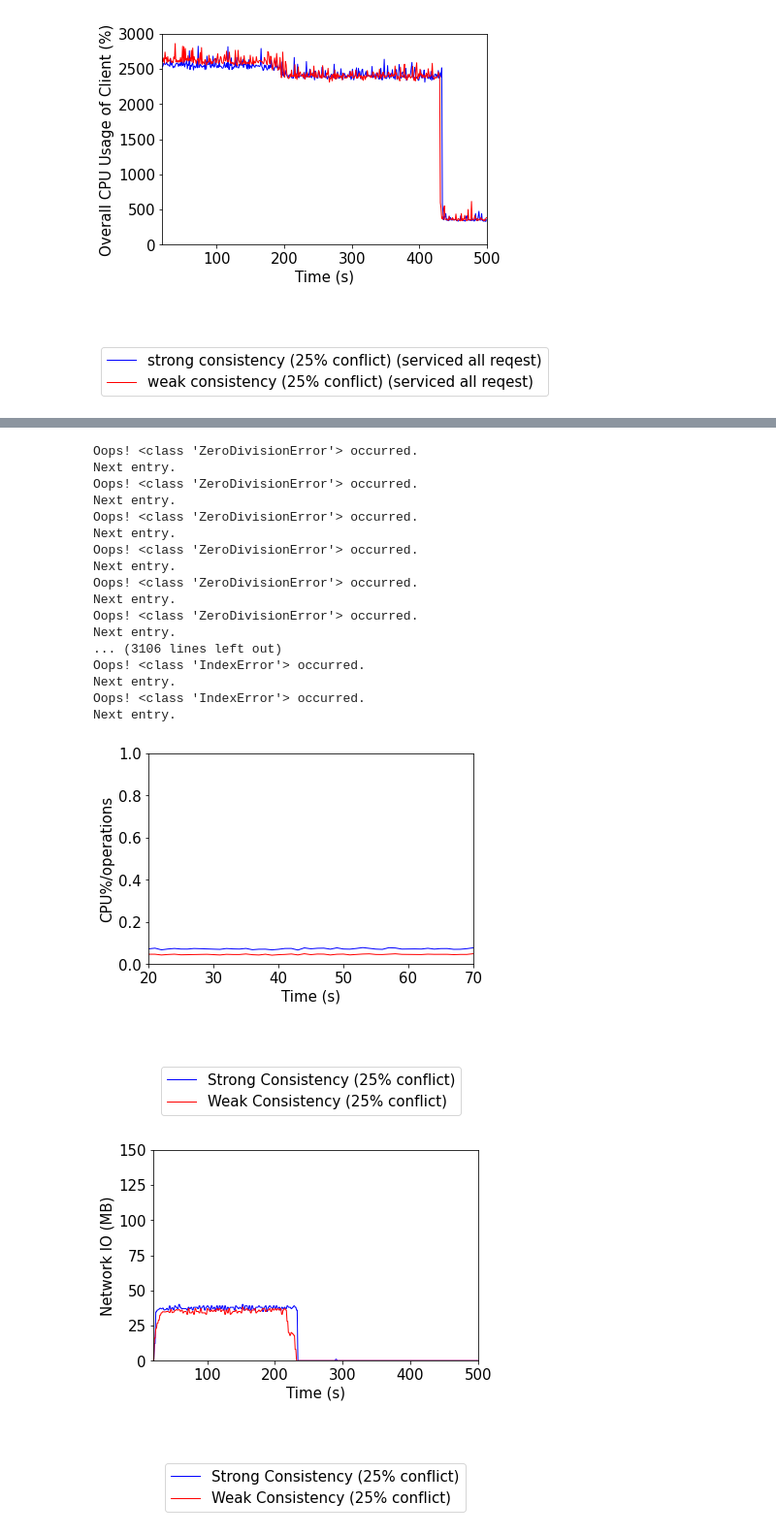
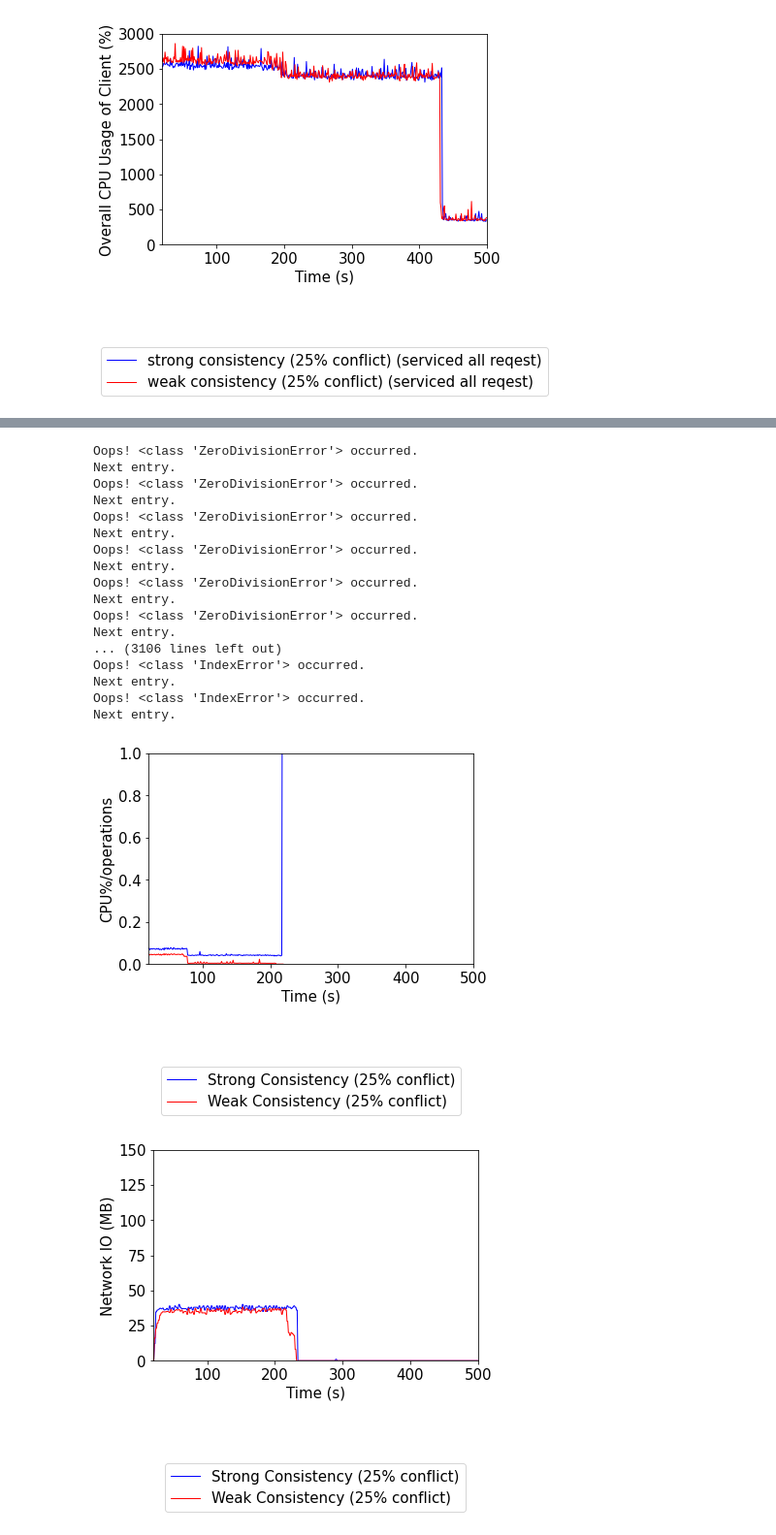
Before and after one commit to Santa-Maria-Shithil/EESYSTEM_TOC, a Jupyter notebook: scripts/All_Figure-Consistency.ipynb, the cells around one changed output, grey strips where cells are left out. Shown: that part at 97% size. Cells and saved outputs as stored; diff of their text form; code cells hidden in the pictures.

```diff
--- a/scripts/All_Figure-Consistency.ipynb
+++ b/scripts/All_Figure-Consistency.ipynb
@@ -812,7 +812,7 @@ for j in range(0,1000):
 
 
 plt.ylim(0,1)
-plt.xlim(20,70)
+plt.xlim(20,500)
 
 SMALL_SIZE = 15
 MEDIUM_SIZE = 10
@@ -848,34 +848,34 @@ plt.plot(x2, y2, color='red', linestyle='solid', linewidth = 1, label='Weak Cons
 #plt.plot(x, a, color='orange', linestyle='solid', linewidth = 1, label='Follower (server1.5)')
 # naming the x axis
 plt.xlabel('Time (s)')
 # naming the y axis
 plt.ylabel('CPU%/operations')
 
 # giving a title to my graph
 #plt.title('Normalized CPU utilization of MultiPaxos and EPaxos')
 
 plt.legend(loc="lower center", bbox_to_anchor=(0.5, -0.75));
 # function to show the plot
 plt.show()
 # %% [output]
 Oops! <class 'ZeroDivisionError'> occurred.
 Next entry.
 Oops! <class 'ZeroDivisionError'> occurred.
 Next entry.
 Oops! <class 'ZeroDivisionError'> occurred.
 Next entry.
 Oops! <class 'ZeroDivisionError'> occurred.
 Next entry.
 Oops! <class 'ZeroDivisionError'> occurred.
 Next entry.
 Oops! <class 'ZeroDivisionError'> occurred.
 Next entry.
 ... (3106 lines left out)
 Oops! <class 'IndexError'> occurred.
 Next entry.
 Oops! <class 'IndexError'> occurred.
 Next entry.
-[figure, old version]
+[figure, new version]
 # %%
 import matplotlib.pyplot as plt
 import numpy as np
```
Also changed, not shown: parts of 1 cell of this notebook, 4 other files.
